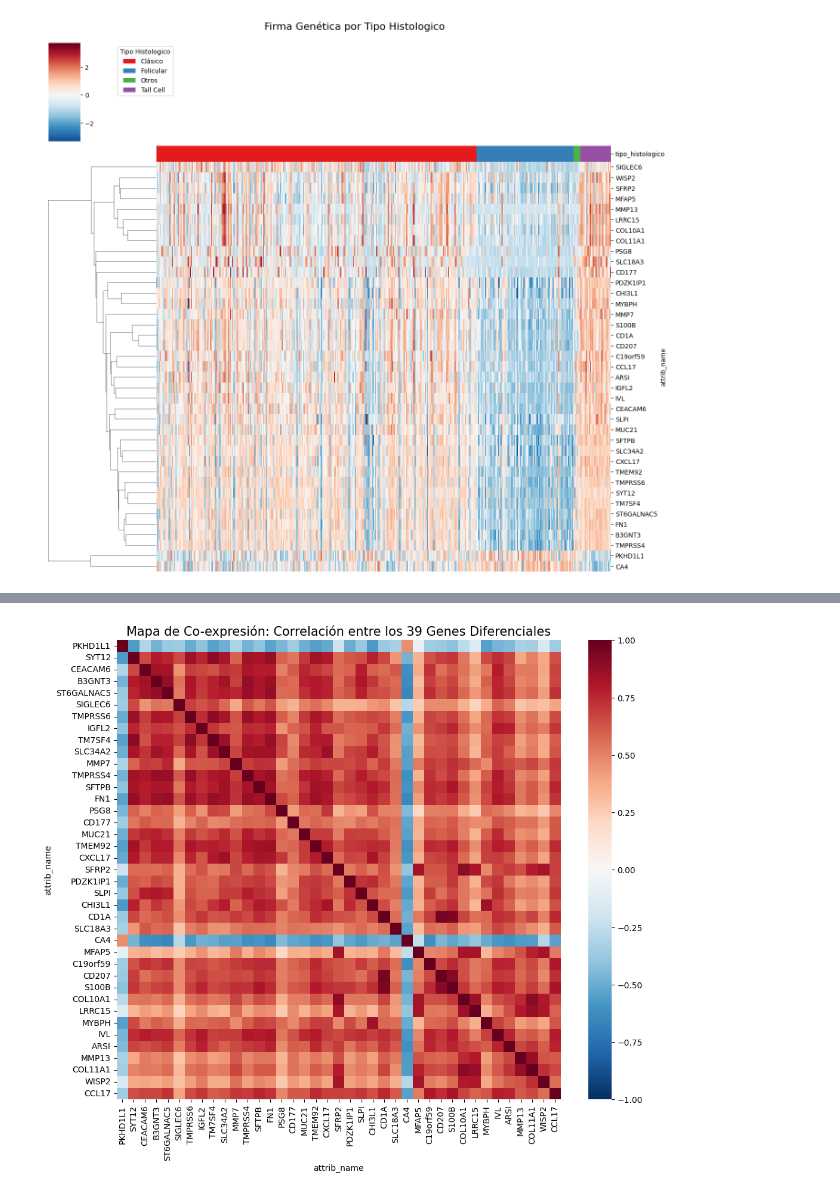
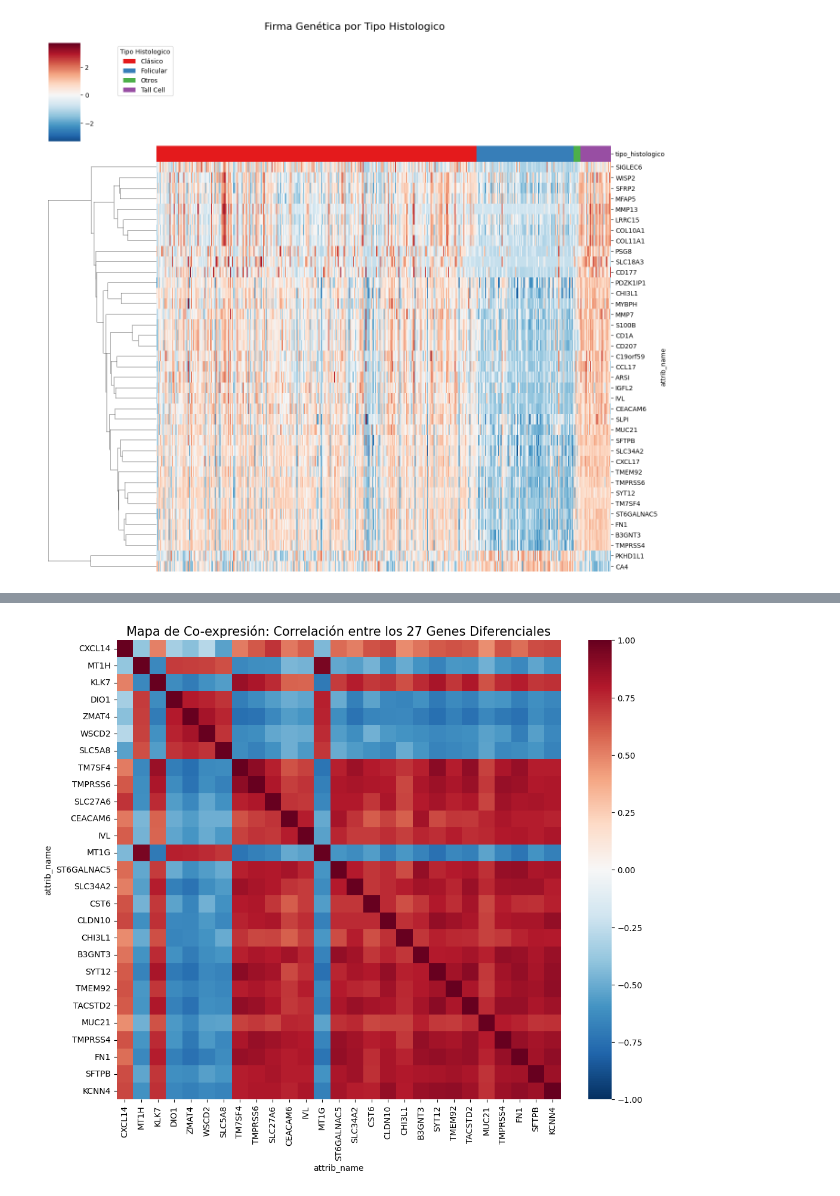
Before and after one commit to lolabarrios/Proyect_Break_EDA, a Jupyter notebook: codigo_EDA.ipynb, the cells around one changed output, grey strips where cells are left out. Drawn from its saved outputs; the diff is of its cells as text; code cells hidden in the pictures.

```diff
--- a/codigo_EDA.ipynb
+++ b/codigo_EDA.ipynb
@@ -861,6 +863,7 @@ df_clinical['perfil_ganglionar'] = pd.Categorical(
     categories=['0 (Sin afectación)', '1-5 (Afectación Baja)', '>5 (Enfermedad Agresiva)', 'Desconocido'],
     ordered=True
 )
+df_combined['perfil_ganglionar']=df_clinical['perfil_ganglionar'].copy()
 # Además, lo añadiremos a columnas_cat
 columnas_cat.append(df_clinical['perfil_ganglionar'])
 
@@ -1364,6 +1367,30 @@ df_volcano = pd.DataFrame(results)
 
 # 3. Transformar p-valor a -log10 para el eje Y
 df_volcano['neg_log10_p'] = -np.log10(df_volcano['pvalue'])
+# %%
+# 1. Separar los datos de expresión por estadio_N
+early_exp = df_rna.loc[df_combined[df_clinical['estadio_N'] == 'n0'].index]
+late_exp = df_rna.loc[df_combined[df_clinical['estadio_N'] == 'n1'].index]
+
+# 2. Calcular Log2 Fold Change y P-valor para cada gen
+results = []
+for gen in df_rna.columns:
+    # Media del grupo avanzado - Media del grupo temprano (en log2 es una resta)
+    log2FC = late_exp[gen].mean() - early_exp[gen].mean()
+
+    # Test t para ver si la diferencia es significativa
+    t_stat, p_val = ttest_ind(late_exp[gen], early_exp[gen], nan_policy='omit')
+
+    results.append({'gen': gen, 'log2FC': log2FC, 'pvalue': p_val})
+
+df_volcano = pd.DataFrame(results)
+
+# 3. Transformar p-valor a -log10 para el eje Y
+df_volcano['neg_log10_p'] = -np.log10(df_volcano['pvalue'])
+
+#Inciso, no hemos vuelto a copiar el código del volcano plot, porque sino tarda mucho en que todo el código se ejecute, para que se cree uno u otro
+#volcano plot hay que poner uno de los dos códigos (este o el de arriba) entero como comentario. Además, para el volcano de arriba el umbral es 1.2 y
+#para este 1.5, hay que tenerlo en cuenta tanto para la figura como para la tabla.
 # %%
 plt.figure(figsize=(10, 7))
 # Definir umbrales (Significancia: p < 0.05 | Magnitud: |log2FC| > 1)
@@ -1400,7 +1427,7 @@ plt.show()
 # Ahora guardamos en un nuevo DataFrame el nombre de los genes que estan diferencialmente expresados en el volcano plot
 # Definimos los umbrales (usando los mismos de la gráfica)
 p_threshold = 0.001
-log2fc_threshold = 1.2
+log2fc_threshold = 2
 
 # Filtramos los genes significativos
 # Genes sobre-expresados (derecha) y sub-expresados (izquierda)
@@ -1474,17 +1577,18 @@ creacion_clustermap_expresion_genetica(df_combined, 'estadio_N')
 # %%
+genes_significativos= df_genes_diferenciales['gen']
 matriz_corr_diferencial = df_rna[genes_significativos].corr()
 
 # 3. Dibujar el Heatmap de Co-expresión
 plt.figure(figsize=(12, 10))
 sns.heatmap(
     matriz_corr_diferencial,
     annot=False,          # False para que sea legible si hay muchos genes
     cmap='RdBu_r',        # Rojo para correlación positiva, Azul para negativa
     center=0,             # El blanco será correlación cero
     vmin=-1, vmax=1       # Rango estándar de correlación de Pearson
 )
 
 plt.title(f'Mapa de Co-expresión: Correlación entre los {len(genes_significativos)} Genes Diferenciales', fontsize=15)
 plt.show()
 # %% [output]
-[figure, old version]
+[figure, new version]
```
Also changed, not shown: parts of 11 cells of this notebook.
